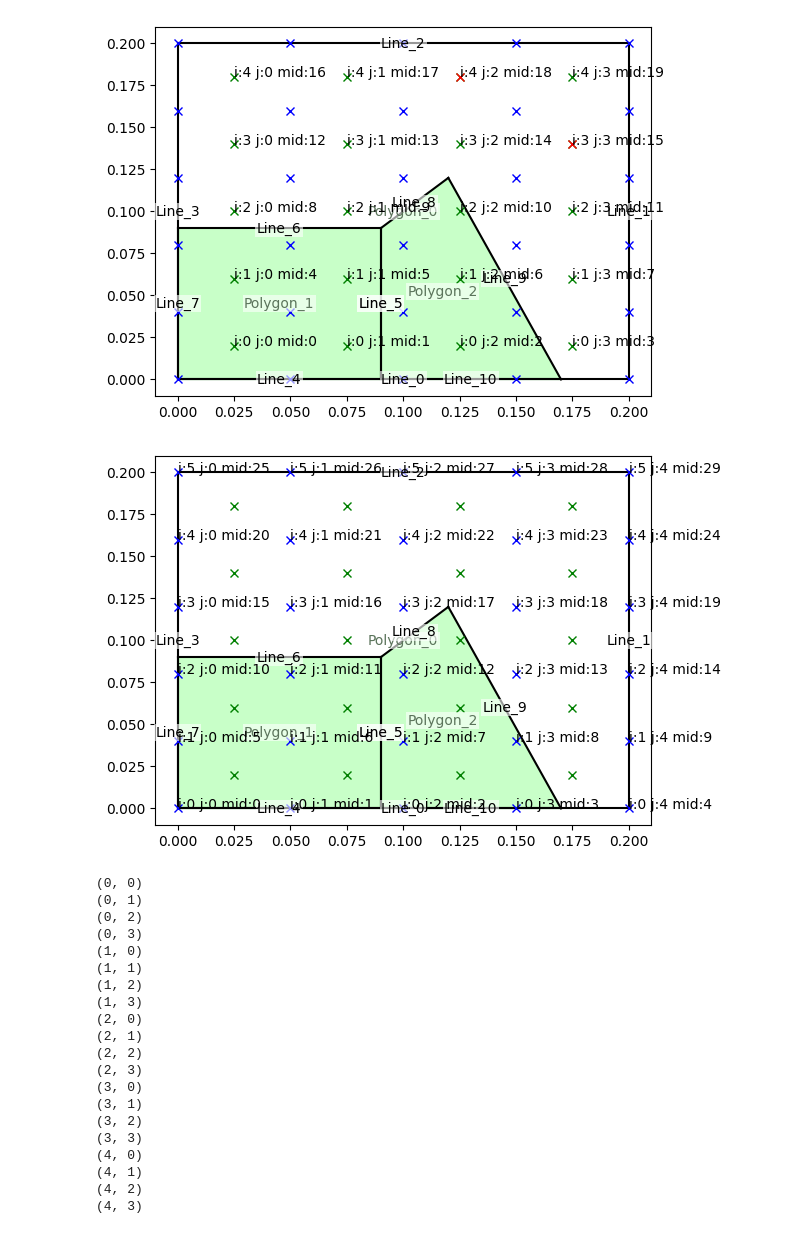
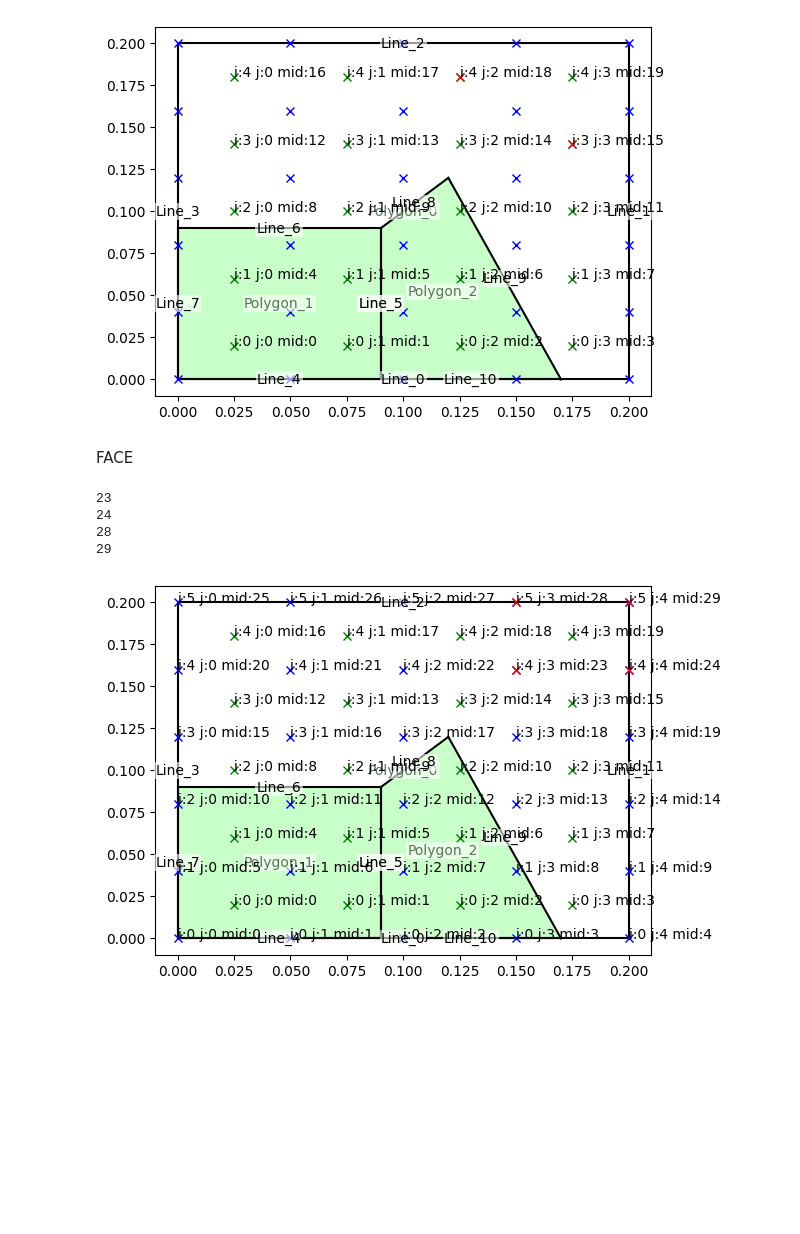
Before and after one commit to csillagu/FVM-Solver, a Jupyter notebook: investigation/mesh_inv.ipynb, the cells around one changed output. Cells and saved outputs as stored; diff of their text form; code cells hidden in the pictures; blank space fills up the shorter version.

Commit message:
Added getNeighbouringFaces and example

```diff
--- a/investigation/mesh_inv.ipynb
+++ b/investigation/mesh_inv.ipynb
@@ -73,37 +73,31 @@ plt.show()
 <fluid_fvm.mesh.MeshPoint object at 0x...>
 <fluid_fvm.mesh.MeshPoint object at 0x...>
 [figure]
+# %% [markdown]
+FACE
 # %%
 rec_m = ms.RectangularConfig(6,5,True)
 rec_m.constructMesh(a.base_polygon)
 fig,ax = plt.subplots()
 a.plot(ax, labels=True)
-rec_m.plotMesh(ax, vTexts=False, fTexts=True)
+rec_m.plotMesh(ax, vTexts=True, fTexts=True)
+
+for k in range(rec_m.getFaceNodeNum()):
+    ij = rec_m.math2geoFace(k)
+    k2 = rec_m.geo2mathFace(ij)
+    #print(ij)
+    assert(k2 == k)
+
+for f in rec_m.getNeighbouringFaces(19):
+    if not f:
+        continue
+    print(f)
+    rec_m.getFNode(f).plot(ax, fmt = "rx")
+
 plt.show()
-for k in range(rec_m.getVolumeNodeNum()):
-    ij = rec_m.math2geoVolume(k)
-    k2 = rec_m.geo2mathVolume(ij)
-    print(ij)
-    assert(k2 == k)
 # %% [output]
+23
+24
+28
+29
-[figure, old version]
+[figure, new version]
-(0, 0)
-(0, 1)
-(0, 2)
-(0, 3)
-(1, 0)
-(1, 1)
-(1, 2)
-(1, 3)
-(2, 0)
-(2, 1)
-(2, 2)
-(2, 3)
-(3, 0)
-(3, 1)
-(3, 2)
-(3, 3)
-(4, 0)
-(4, 1)
-(4, 2)
-(4, 3)
```
Also changed, not shown: parts of 3 cells of this notebook, 1 other file.
